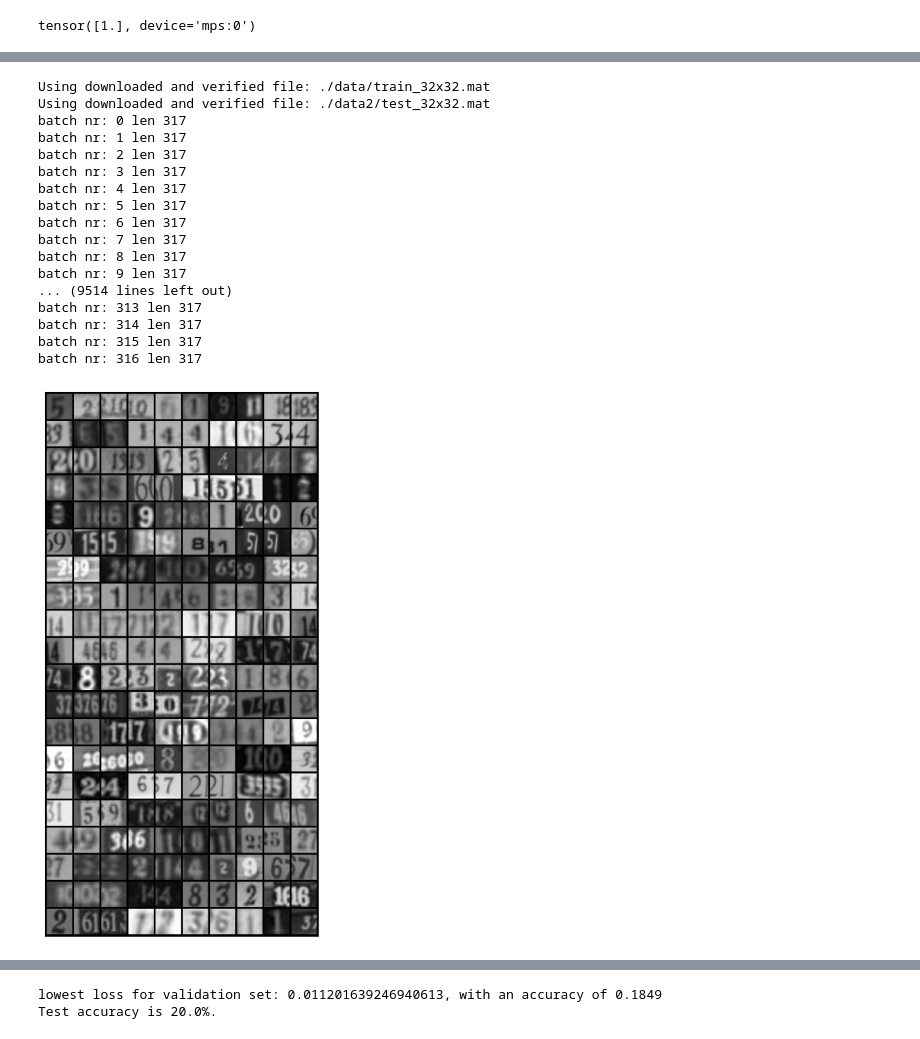
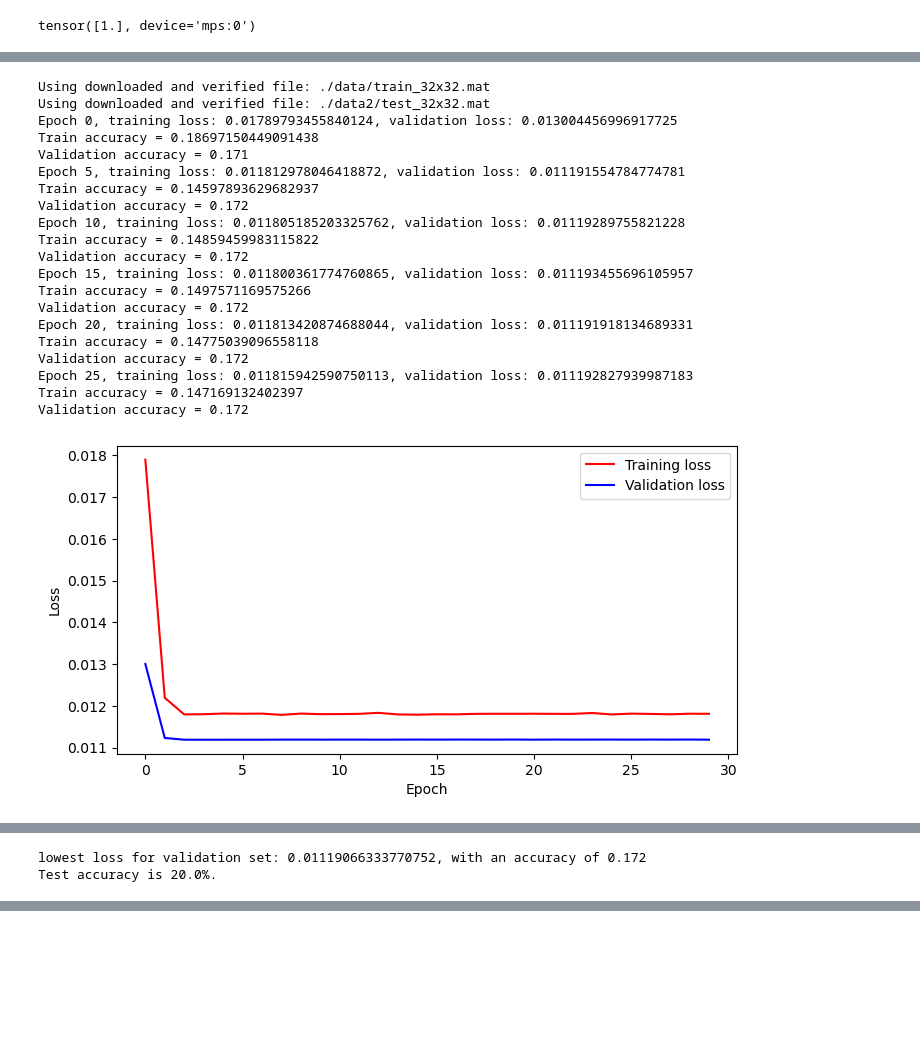
Before and after one commit to Dropptimus/lab0, a Jupyter notebook: practical-0-2.ipynb, the cells around one changed output, grey strips where cells are left out. Saved outputs shown, nothing was run; the diff lists cells and outputs as text; code cells hidden in the pictures; blank space fills up the shorter version.

```diff
--- a/practical-0-2.ipynb
+++ b/practical-0-2.ipynb
@@ -133,47 +134,50 @@ transform = transforms.Compose([
 ])
 
 svhn_train = datasets.SVHN(root='./data', split="train", download=True, transform=transform)
 svhn_test = datasets.SVHN(root='./data2', split="test", download=True, transform=transform)
 
-val_size = 10000
+val_size = 1000
 train_size = len(svhn_train) - val_size
 
 train_data, val_data = random_split(svhn_train, [train_size, val_size])
 
 train_svhn_loader = DataLoader(train_data, batch_size=BATCH_SIZE, shuffle=SHUFFLE)
 val_svhn_loader = DataLoader(val_data, batch_size=BATCH_SIZE, shuffle=SHUFFLE)
 svhn_test_loader = DataLoader(svhn_test, batch_size=BATCH_SIZE, shuffle=SHUFFLE)
 
 model = torch.load('best_model_mnist.pt')
 
 for i, param in enumerate(model.parameters()):
     if i < 7:
         param.requires_grad = False
 
 model.to(device)
 
 criterion = nn.CrossEntropyLoss()
 optimizer = torch.optim.Adam(model.parameters(), lr=LEARNING_RATE)
 utils.train_model(model, criterion, optimizer, train_svhn_loader, val_svhn_loader,'best_model_svhn.pt', writer, epochs, device)
 model = torch.load('best_model_svhn.pt')
 model.to(device)
 utils.test_model(model, svhn_test_loader)
 # %% [output]
 Using downloaded and verified file: ./data/train_32x32.mat
 Using downloaded and verified file: ./data2/test_32x32.mat
-batch nr: 0 len 317
-batch nr: 1 len 317
-batch nr: 2 len 317
-batch nr: 3 len 317
-batch nr: 4 len 317
-batch nr: 5 len 317
-batch nr: 6 len 317
-batch nr: 7 len 317
-batch nr: 8 len 317
-batch nr: 9 len 317
-... (9514 lines left out)
-batch nr: 313 len 317
-batch nr: 314 len 317
-batch nr: 315 len 317
-batch nr: 316 len 317
+Epoch 0, training loss: 0.01789793455840124, validation loss: 0.013004456996917725
+Train accuracy = 0.18697150449091438
+Validation accuracy = 0.171
+Epoch 5, training loss: 0.011812978046418872, validation loss: 0.011191554784774781
+Train accuracy = 0.14597893629682937
+Validation accuracy = 0.172
+Epoch 10, training loss: 0.011805185203325762, validation loss: 0.01119289755821228
+Train accuracy = 0.14859459983115822
+Validation accuracy = 0.172
+Epoch 15, training loss: 0.011800361774760865, validation loss: 0.011193455696105957
+Train accuracy = 0.1497571169575266
+Validation accuracy = 0.172
+Epoch 20, training loss: 0.011813420874688044, validation loss: 0.011191918134689331
+Train accuracy = 0.14775039096558118
+Validation accuracy = 0.172
+Epoch 25, training loss: 0.011815942590750113, validation loss: 0.011192827939987183
+Train accuracy = 0.147169132402397
+Validation accuracy = 0.172
-[figure, old version]
+[figure, new version]
@@ -180,0 +185,2 @@ batch nr: 316 len 317
+lowest loss for validation set: 0.01119066333770752, with an accuracy of 0.172
+Test accuracy is 20.0%.
@@ -182,2 +187,0 @@ batch nr: 316 len 317
-lowest loss for validation set: 0.011201639246940613, with an accuracy of 0.1849
-Test accuracy is 20.0%.
```
Also changed, not shown: parts of 3 cells of this notebook.
